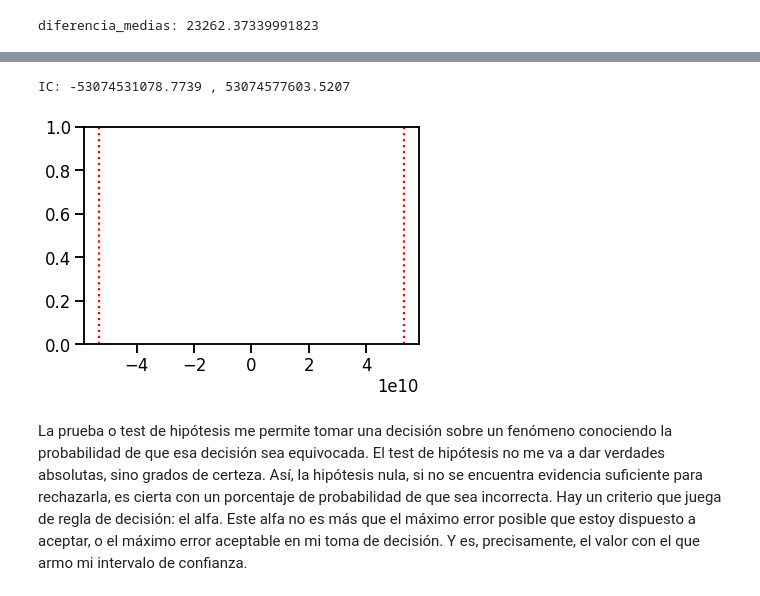
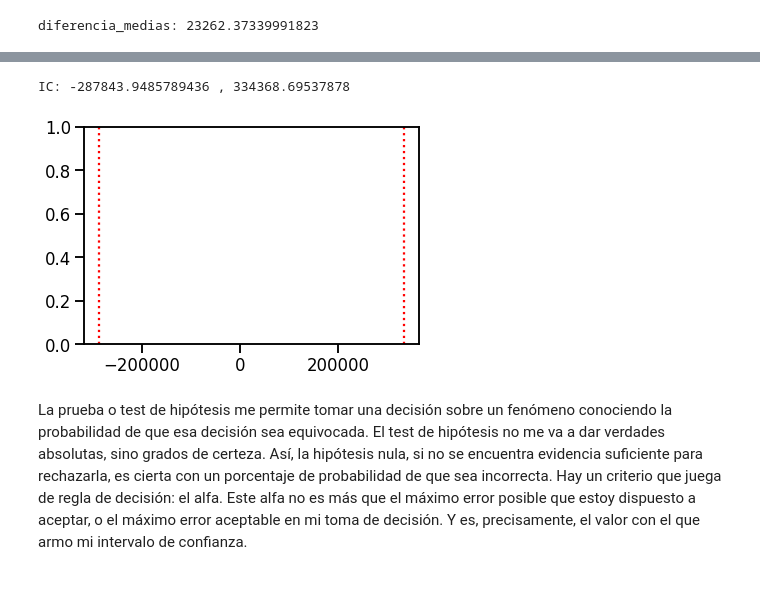
Before and after one commit to fnbellomo/DiploDatos2021, a Jupyter notebook: Copia_de_Entregable_Parte_2.ipynb, the cells around one changed output, grey strips where cells are left out. Drawn from its saved outputs; the diff is of its cells as text; code cells hidden in the pictures.

```diff
--- a/Copia_de_Entregable_Parte_2.ipynb
+++ b/Copia_de_Entregable_Parte_2.ipynb
@@ -74,19 +77,19 @@ diferencia_medias: 23262.37339991823
 # %%
 varianzas = groupA.std() + groupB.std()
 # %%
-ppf = norm.ppf(0.975, loc=mean_difference, scale=varianzas)
-# donde loc indica la diferencia de medias y scale la suma de las varianzas
-intervalo_confianza = varianzas * ppf
-lower_95 = mean_difference - intervalo_confianza
-upper_95 = mean_difference + intervalo_confianza
-print('IC:', lower_95, ',', upper_95)
+ppf_up = norm.ppf(0.975, loc=mean_difference, scale=varianzas)
+# ppf_up me indica el valor del extremo derecho del IC.
+ppf_down = norm.ppf(0.025, loc=mean_difference, scale=varianzas)
+# ppf_down me indica el valor del extremo izquierdo del IC.
+# En nuestro caso, en loc utilizamos la diferencia de medias y en scale la suma de las varianzas.
+print('IC:', ppf_down, ',', ppf_up)
 # %% [output]
-IC: -53074531078.7739 , 53074577603.5207
+IC: -287843.9485789436 , 334368.69537878
 # %%
-_ = plt.axvline(lower_95, color='r', linestyle=':')
-_ = plt.axvline(upper_95, color='r', linestyle=':')
+_ = plt.axvline(ppf_up, color='r', linestyle=':')
+_ = plt.axvline(ppf_down, color='r', linestyle=':')
 # %% [output]
-[figure, old version]
+[figure, new version]
 # %% [markdown]
 La prueba o test de hipótesis me permite tomar una decisión sobre un fenómeno conociendo la probabilidad de que esa decisión sea equivocada. El test de hipótesis no me va a dar verdades absolutas, sino grados de certeza. Así, la hipótesis nula, si no se encuentra evidencia suficiente para rechazarla, es cierta con un porcentaje de probabilidad de que sea incorrecta.
 Hay un criterio que juega de regla de decisión: el alfa. Este alfa no es más que el máximo error posible que estoy dispuesto a aceptar, o el máximo error aceptable en mi toma de decisión. Y es, precisamente, el valor con el que armo mi intervalo de confianza.
```
Also changed, not shown: parts of 1 cell of this notebook.
